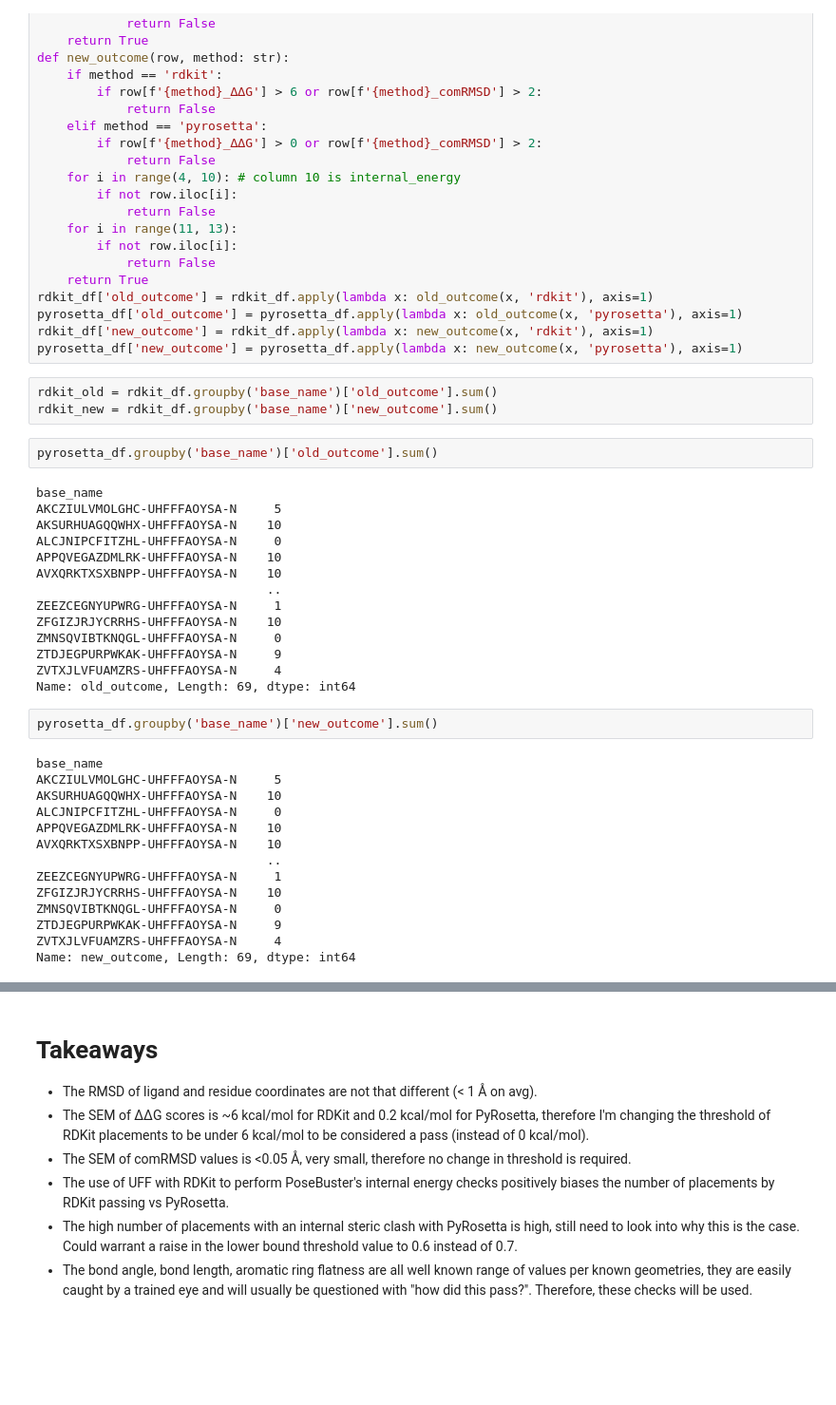
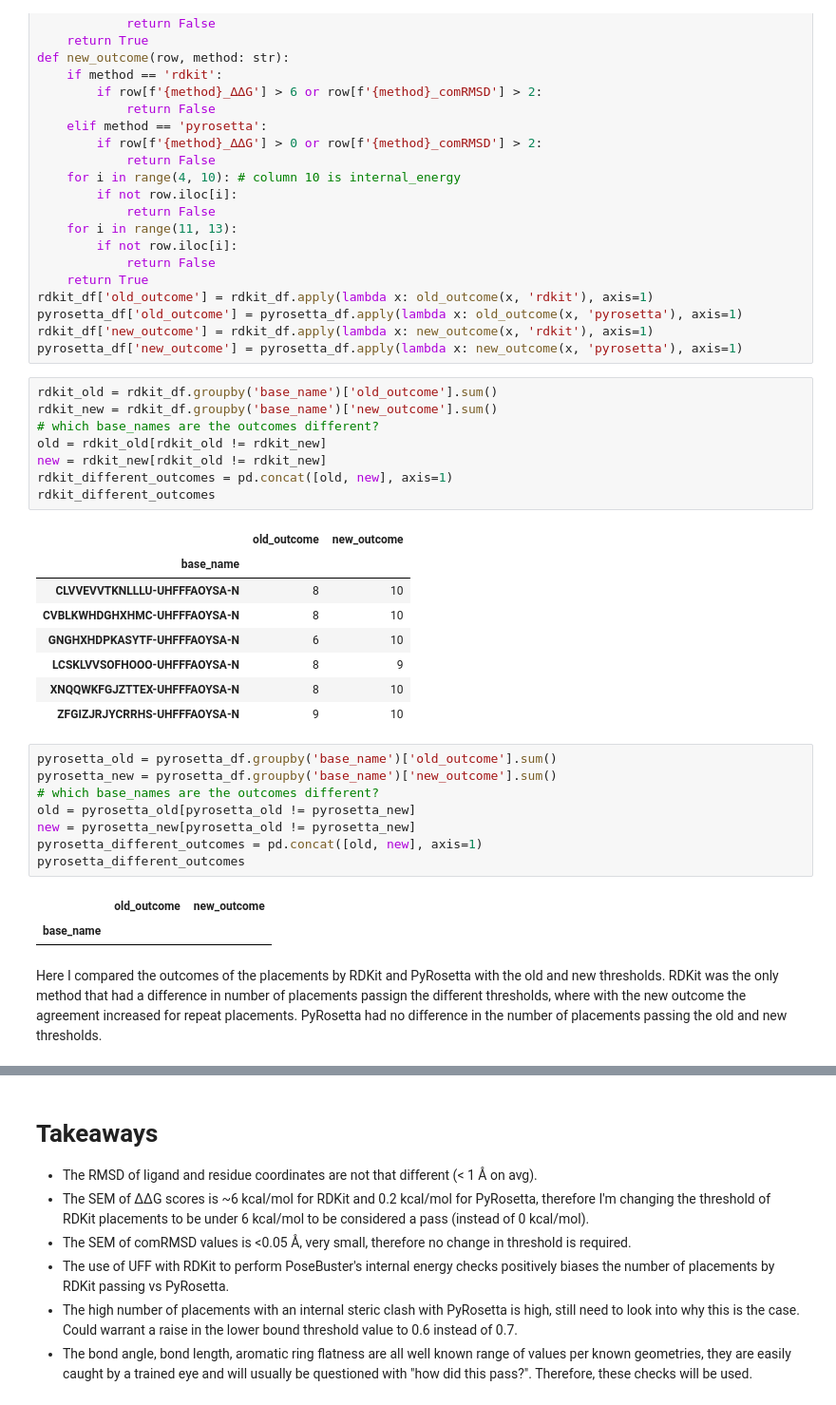
Before and after one commit to kate-fie/rdkit-pyrosetta-compare, a Jupyter notebook: rdkit-pyrosetta-compare.ipynb, the cells around one changed output, grey strips where cells are left out. Shown at 95% size. Drawn from its saved outputs; the diff is of its cells as text; blank space fills up the shorter version.

```diff
--- a/rdkit-pyrosetta-compare.ipynb
+++ b/rdkit-pyrosetta-compare.ipynb
@@ -366,35 +366,30 @@ pyrosetta_df['new_outcome'] = pyrosetta_df.apply(lambda x: new_outcome(x, 'pyros
 # %%
 rdkit_old = rdkit_df.groupby('base_name')['old_outcome'].sum()
 rdkit_new = rdkit_df.groupby('base_name')['new_outcome'].sum()
+# which base_names are the outcomes different?
+old = rdkit_old[rdkit_old != rdkit_new]
+new = rdkit_new[rdkit_old != rdkit_new]
+rdkit_different_outcomes = pd.concat([old, new], axis=1)
+rdkit_different_outcomes
+# %% [output]
+|  | old_outcome | new_outcome |
+| base_name |  |  |
+| CLVVEVVTKNLLLU-UHFFFAOYSA-N | 8 | 10 |
+| CVBLKWHDGHXHMC-UHFFFAOYSA-N | 8 | 10 |
+| GNGHXHDPKASYTF-UHFFFAOYSA-N | 6 | 10 |
+| LCSKLVVSOFHOOO-UHFFFAOYSA-N | 8 | 9 |
+| XNQQWKFGJZTTEX-UHFFFAOYSA-N | 8 | 10 |
+| ZFGIZJRJYCRRHS-UHFFFAOYSA-N | 9 | 10 |
 # %%
-pyrosetta_df.groupby('base_name')['old_outcome'].sum()
+pyrosetta_old = pyrosetta_df.groupby('base_name')['old_outcome'].sum()
+pyrosetta_new = pyrosetta_df.groupby('base_name')['new_outcome'].sum()
+# which base_names are the outcomes different?
+old = pyrosetta_old[pyrosetta_old != pyrosetta_new]
+new = pyrosetta_new[pyrosetta_old != pyrosetta_new]
+pyrosetta_different_outcomes = pd.concat([old, new], axis=1)
+pyrosetta_different_outcomes
 # %% [output]
-base_name
-AKCZIULVMOLGHC-UHFFFAOYSA-N     5
-AKSURHUAGQQWHX-UHFFFAOYSA-N    10
-ALCJNIPCFITZHL-UHFFFAOYSA-N     0
-APPQVEGAZDMLRK-UHFFFAOYSA-N    10
-AVXQRKTXSXBNPP-UHFFFAOYSA-N    10
-                               ..
-ZEEZCEGNYUPWRG-UHFFFAOYSA-N     1
-ZFGIZJRJYCRRHS-UHFFFAOYSA-N    10
-ZMNSQVIBTKNQGL-UHFFFAOYSA-N     0
-ZTDJEGPURPWKAK-UHFFFAOYSA-N     9
-ZVTXJLVFUAMZRS-UHFFFAOYSA-N     4
-Name: old_outcome, Length: 69, dtype: int64
+|  | old_outcome | new_outcome |
+| base_name |  |  |
-# %%
-pyrosetta_df.groupby('base_name')['new_outcome'].sum()
-# %% [output]
-base_name
-AKCZIULVMOLGHC-UHFFFAOYSA-N     5
-AKSURHUAGQQWHX-UHFFFAOYSA-N    10
-ALCJNIPCFITZHL-UHFFFAOYSA-N     0
-APPQVEGAZDMLRK-UHFFFAOYSA-N    10
-AVXQRKTXSXBNPP-UHFFFAOYSA-N    10
-                               ..
-ZEEZCEGNYUPWRG-UHFFFAOYSA-N     1
-ZFGIZJRJYCRRHS-UHFFFAOYSA-N    10
-ZMNSQVIBTKNQGL-UHFFFAOYSA-N     0
-ZTDJEGPURPWKAK-UHFFFAOYSA-N     9
-ZVTXJLVFUAMZRS-UHFFFAOYSA-N     4
-Name: new_outcome, Length: 69, dtype: int64
+# %% [markdown]
+Here I compared the outcomes of the placements by RDKit and PyRosetta with the old and new thresholds. RDKit was the only method that had a difference in number of placements passign the different thresholds, where with the new outcome the agreement increased for repeat placements. PyRosetta had no difference in the number of placements passing the old and new thresholds.
```
Also changed, not shown: parts of 1 cell of this notebook.
